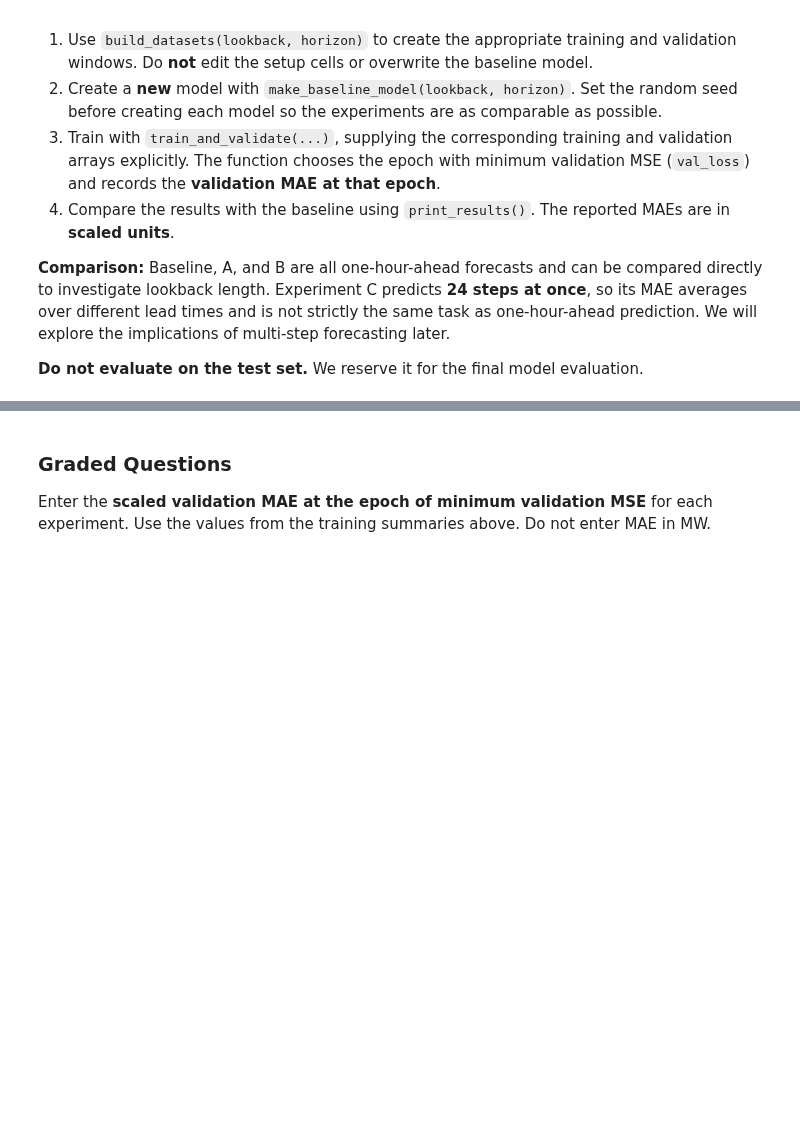
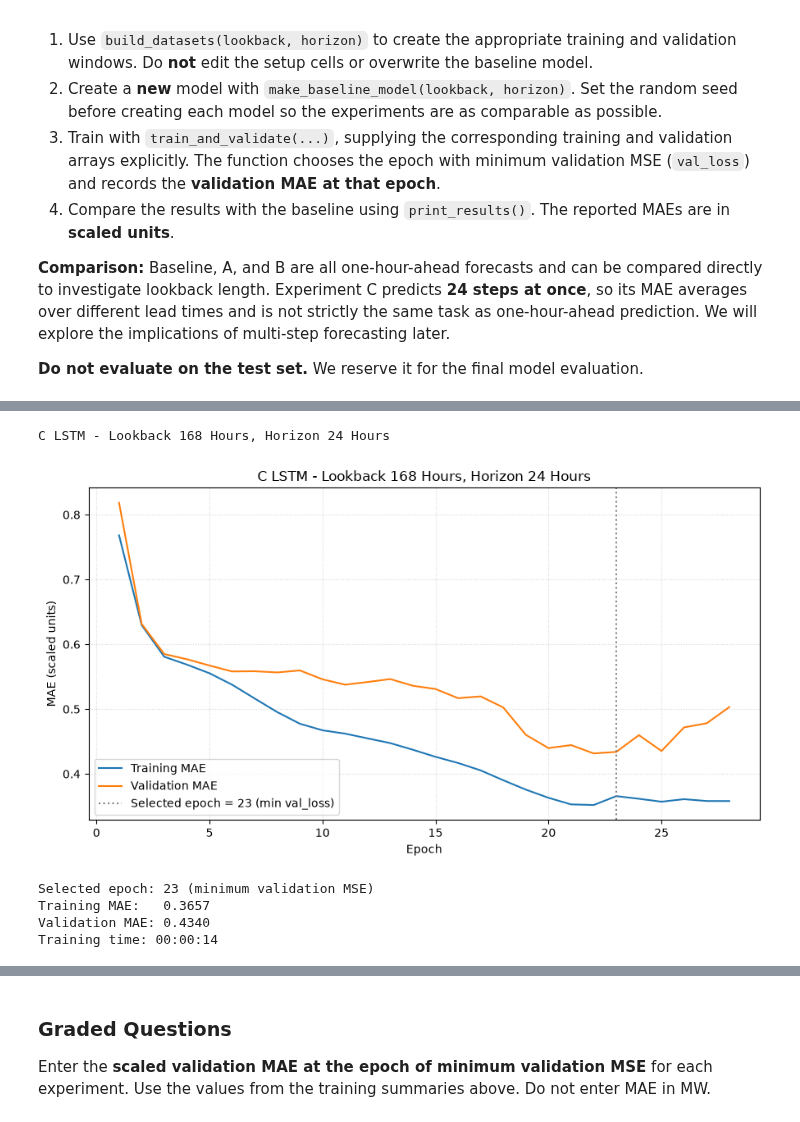
Before and after one commit to aidandig/DX703-HW, a Jupyter notebook: Homework_08.ipynb, the cells around one changed output, grey strips where cells are left out. Drawn from its saved outputs; the diff is of its cells as text; code cells hidden in the pictures; blank space fills up the shorter version.

```diff
--- a/Homework_08.ipynb
+++ b/Homework_08.ipynb
@@ -699,0 +753,20 @@ For each of **A, B, and C**:
+# %%
+# C configuration
+lookback = 24 * 7
+horizon = 24
+X_train, y_train, X_val, y_val, X_test, y_test = build_datasets(lookback, horizon)
+
+# Establish reproducible baseline initialization
+tf.keras.utils.set_random_seed(random_seed)
+C_model = make_baseline_model(lookback, horizon)
+
+# Preserve baseline configuration and datasets
+C_lookback = lookback
+C_horizon = horizon
+C_X_val, C_y_val = X_val, y_val
+C_X_test, C_y_test = X_test, y_test
+
+C_history, C_info = train_and_validate(
+    C_model, title=f"C LSTM - Lookback {lookback} Hours, Horizon {horizon} Hours", verbose=0, return_history=True
+)
+# %% [output]
@@ -699,0 +774,6 @@ For each of **A, B, and C**:
+C LSTM - Lookback 168 Hours, Horizon 24 Hours
+[figure, added]
+Selected epoch: 23 (minimum validation MSE)
+Training MAE:   0.3657
+Validation MAE: 0.4340
+Training time: 00:00:14
```
Also changed, not shown: parts of 10 cells of this notebook.
